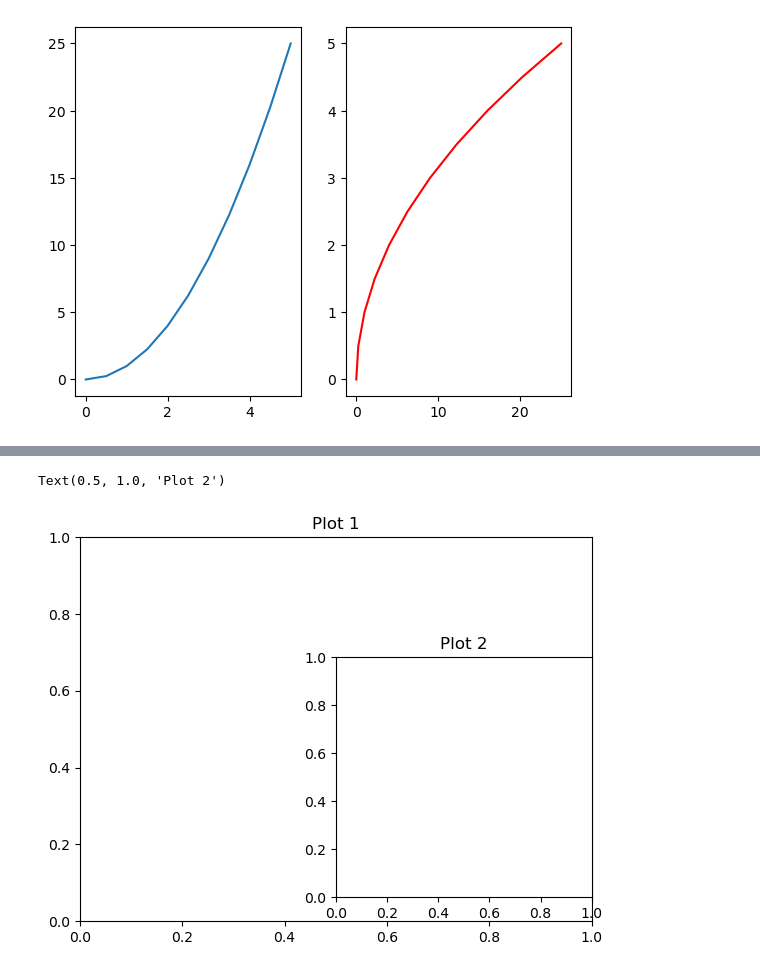
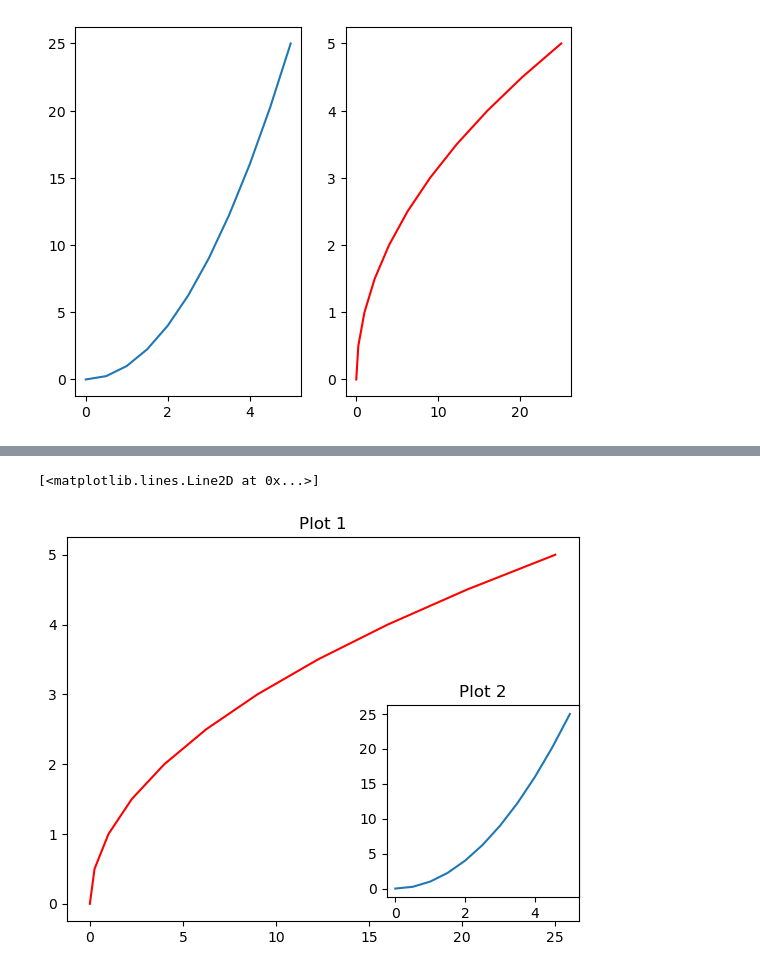
Before and after one commit to Lizaa-sm/python_to_DS, a Jupyter notebook: Python_MatPlot/Introduction_Matplotlib.ipynb, the cells around one changed output, grey strips where cells are left out. Drawn from its saved outputs; the diff is of its cells as text; code cells hidden in the pictures.

```diff
--- a/Python_MatPlot/Introduction_Matplotlib.ipynb
+++ b/Python_MatPlot/Introduction_Matplotlib.ipynb
@@ -57,12 +57,14 @@ Text(0.5, 1.0, 'Title Yes')
 # %%
 fig_2 = plt.figure()
 
 # Now it is possible to improve the frame by axes
 axes1 = fig_2.add_axes([0.1, 0.1, 0.8, 0.8])
 axes1.set_title('Plot 1')
+axes1.plot(y,x, 'r-')
 
-axes2 = fig_2.add_axes([0.5, 0.15, 0.4, 0.5])
+axes2 = fig_2.add_axes([0.6, 0.15, 0.3, 0.4])
 axes2.set_title('Plot 2')
+axes2.plot(x,y)
 # %% [output]
-Text(0.5, 1.0, 'Plot 2')
+[<matplotlib.lines.Line2D at 0x...>]
-[figure, old version]
+[figure, new version]
```
Also changed, not shown: parts of 7 cells of this notebook.
